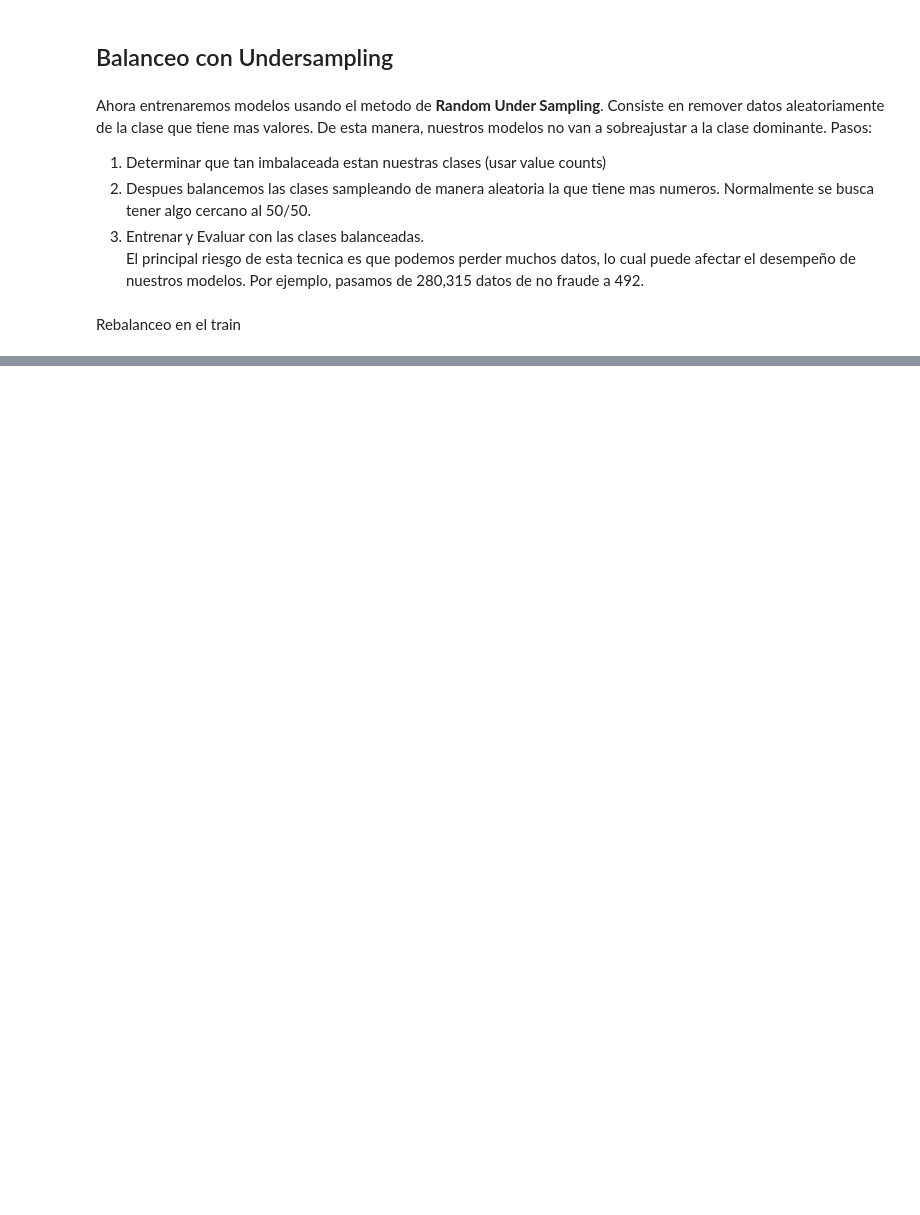
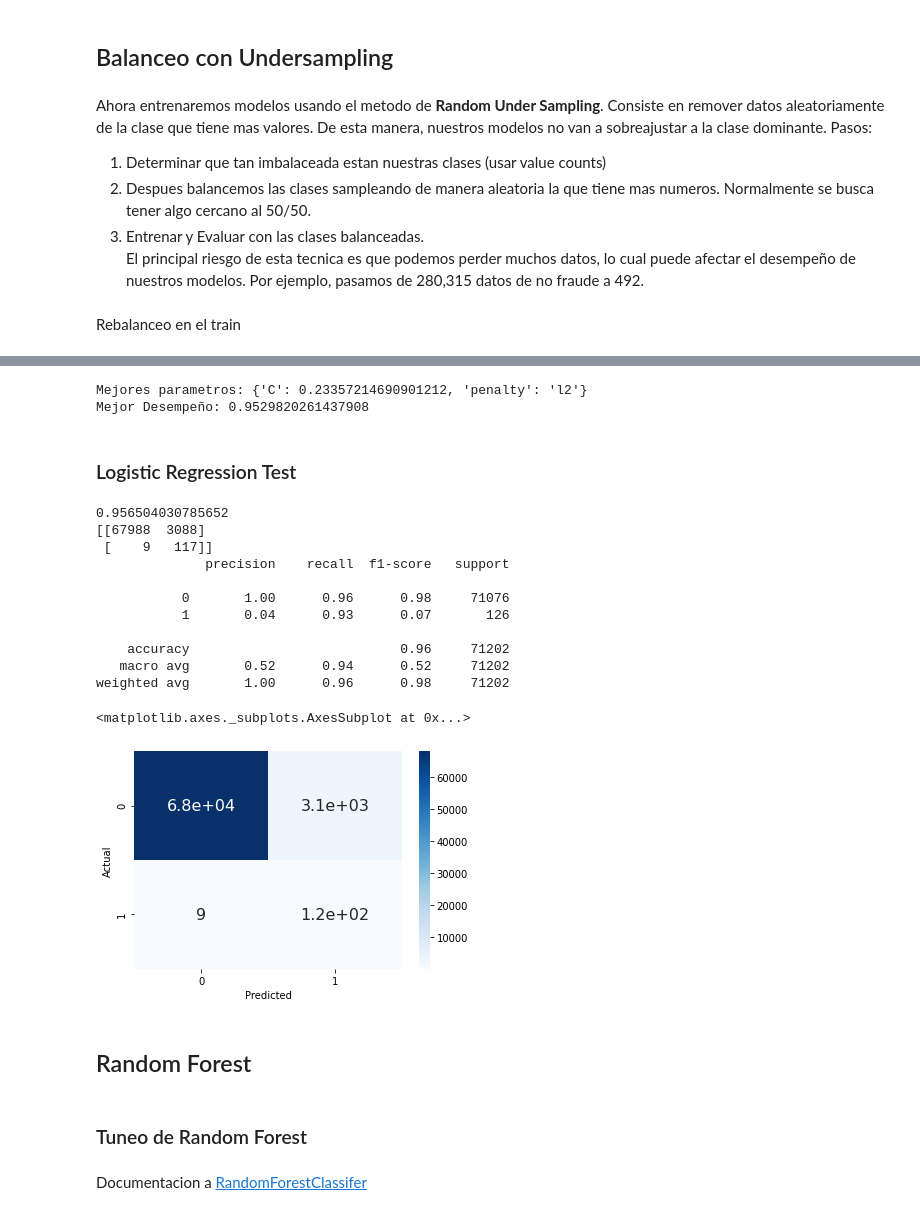
Before and after one commit to uumami/workshop_riskmathics, a Jupyter notebook: deteccion_de_fraude.ipynb, the cells around one changed output, grey strips where cells are left out. Cells and saved outputs as stored; diff of their text form; code cells hidden in the pictures; blank space fills up the shorter version.

```diff
--- a/deteccion_de_fraude.ipynb
+++ b/deteccion_de_fraude.ipynb
@@ -358,0 +518,9 @@ pyplot.show()
+# %%
+# Construyamos el algoritmo
+lr = LogisticRegression()
+# Tuneo de Hyperparametros con CV
+lr_random = GridSearchCV(estimator = lr, param_grid = random_grid,
+                                scoring = 'accuracy',
+                               cv = 3, verbose=2, n_jobs = -1)
+# Entrenar
+lr_random.fit(X_train_new, Y_train_new)
@@ -358,0 +550,43 @@ pyplot.show()
+# %%
+print(f'Mejores parametros: {lr_random.best_params_}')
+print(f'Mejor Desempeño: {lr_random.best_score_}')
+# %% [output]
+Mejores parametros: {'C': 0.23357214690901212, 'penalty': 'l2'}
+Mejor Desempeño: 0.9529820261437908
+# %% [markdown]
+### Logistic Regression Test
+# %%
+lr_opt = LogisticRegression(**lr_random.best_params_)
+lr_opt.fit(X_train_new, Y_train_new)
+
+# Estimar Test
+predictions = lr_opt.predict(X_test)
+print(accuracy_score(Y_test, predictions))
+print(confusion_matrix(Y_test, predictions))
+print(classification_report(Y_test, predictions))
+
+df_cm = pd.DataFrame(confusion_matrix(Y_test, predictions),
+                     columns=np.unique(Y_test), index = np.unique(Y_test))
+df_cm.index.name = 'Actual'
+df_cm.columns.name = 'Predicted'
+sns.heatmap(df_cm, cmap="Blues", annot=True,annot_kws={"size": 16})
+# %% [output]
+0.956504030785652
+[[67988  3088]
+ [    9   117]]
+              precision    recall  f1-score   support
+
+           0       1.00      0.96      0.98     71076
+           1       0.04      0.93      0.07       126
+
+    accuracy                           0.96     71202
+   macro avg       0.52      0.94      0.52     71202
+weighted avg       1.00      0.96      0.98     71202
+<matplotlib.axes._subplots.AxesSubplot at 0x...>
+[figure, added]
+# %% [markdown]
+## Random Forest
+# %% [markdown]
+### Tuneo de Random Forest
+# %% [markdown]
+Documentacion a [RandomForestClassifer](https://scikit-learn.org/stable/modules/generated/sklearn.ensemble.RandomForestClassifier.html)
```
Also changed, not shown: parts of 49 cells of this notebook.
